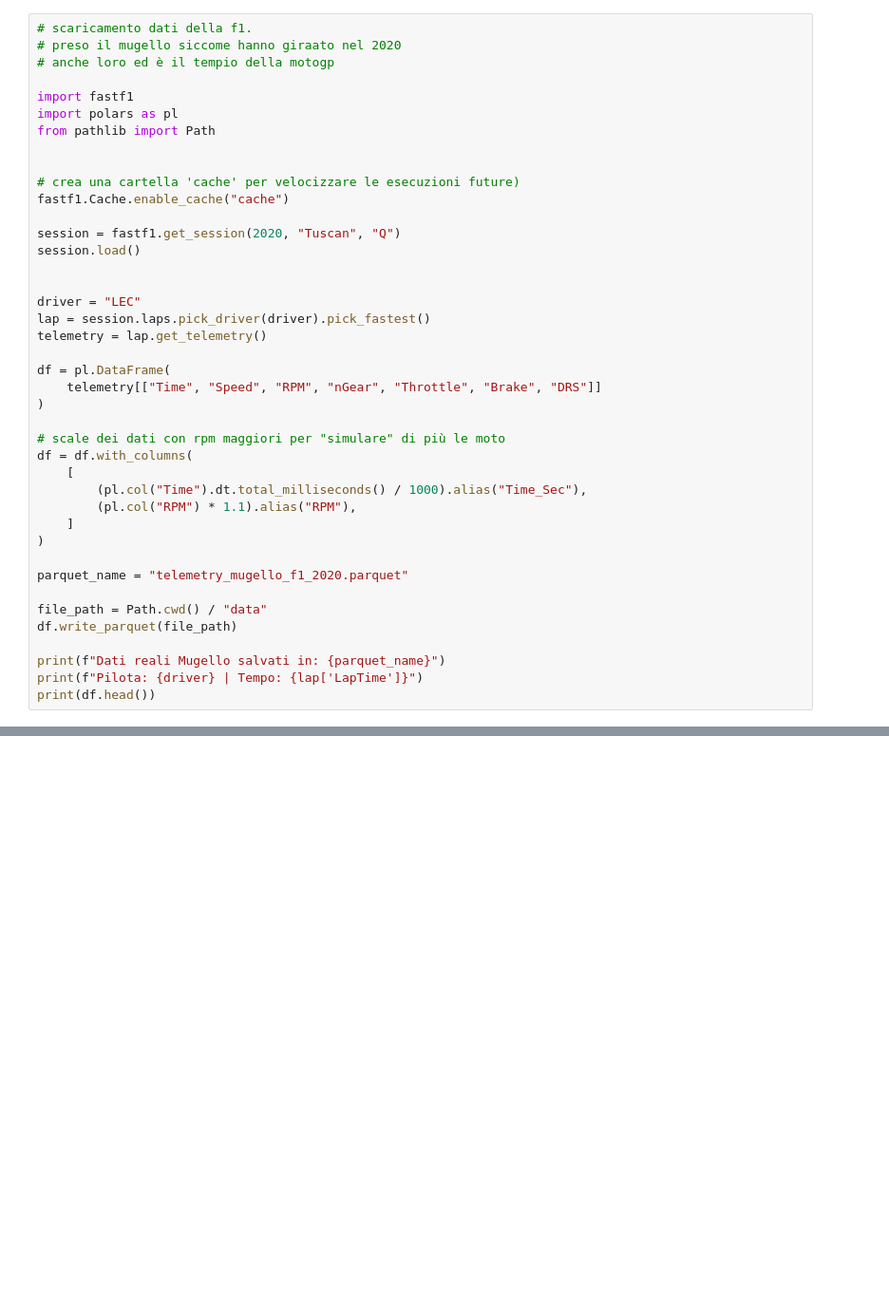
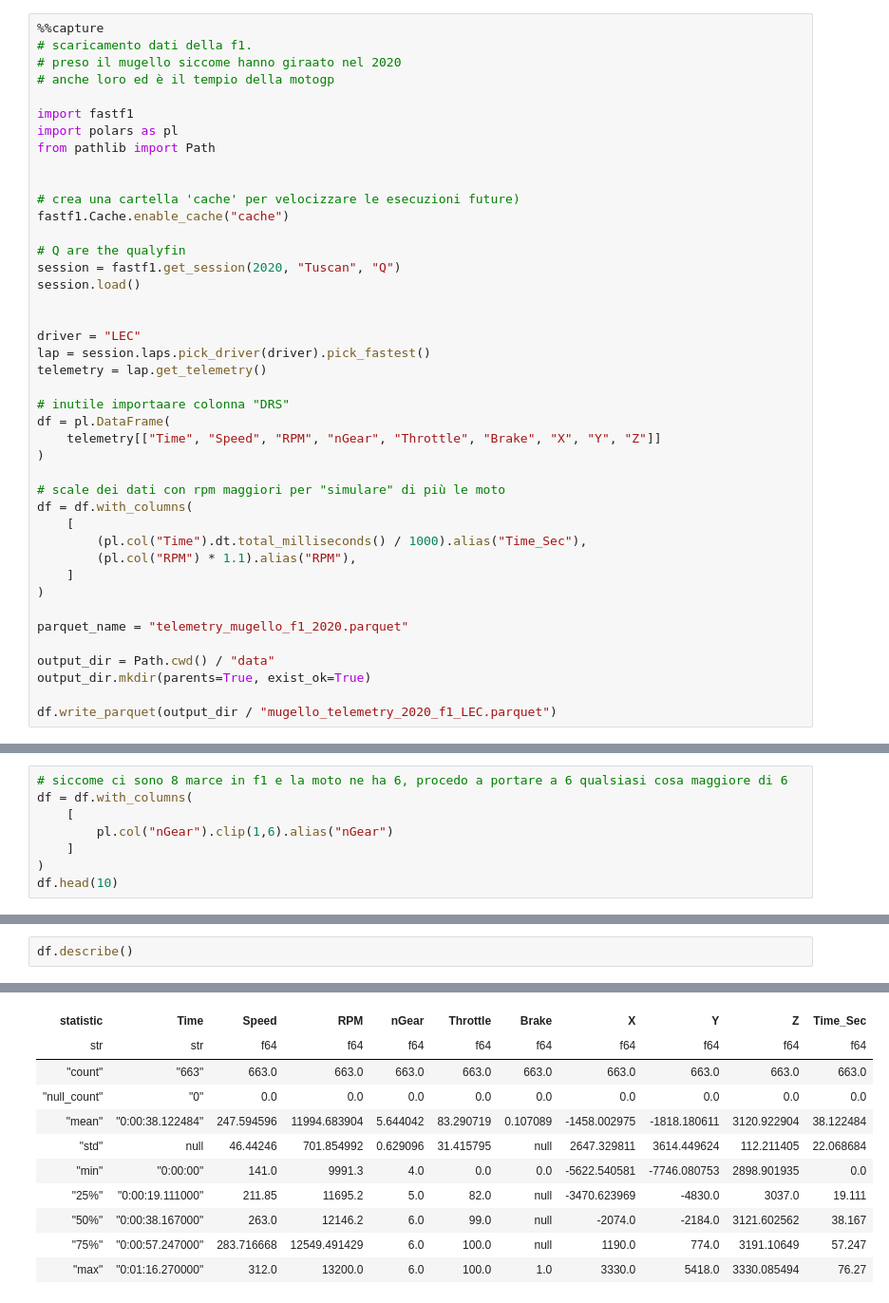
Before and after one commit to ApexMene/pmf-telemetry-project, a Jupyter notebook: notebooks/research.ipynb, the cells around one changed output, grey strips where cells are left out. Shown: that part at 95% size. Saved outputs shown, nothing was run; the diff lists cells and outputs as text; blank space fills up the shorter version.

Commit message:
telemetry analysis & track map visualization

```diff
--- a/notebooks/research.ipynb
+++ b/notebooks/research.ipynb
@@ -1,4 +1,5 @@
 # %%
+%%capture
 # scaricamento dati della f1.
 # preso il mugello siccome hanno giraato nel 2020
 # anche loro ed è il tempio della motogp
@@ -11,6 +12,7 @@ from pathlib import Path
 # crea una cartella 'cache' per velocizzare le esecuzioni future)
 fastf1.Cache.enable_cache("cache")
 
+# Q are the qualyfin
 session = fastf1.get_session(2020, "Tuscan", "Q")
 session.load()
 
@@ -19,8 +21,9 @@ driver = "LEC"
 lap = session.laps.pick_driver(driver).pick_fastest()
 telemetry = lap.get_telemetry()
 
+# inutile importaare colonna "DRS"
 df = pl.DataFrame(
-    telemetry[["Time", "Speed", "RPM", "nGear", "Throttle", "Brake", "DRS"]]
+    telemetry[["Time", "Speed", "RPM", "nGear", "Throttle", "Brake", "X", "Y", "Z"]]
 )
 
 # scale dei dati con rpm maggiori per "simulare" di più le moto
@@ -33,10 +36,8 @@ df = df.with_columns(
 
 parquet_name = "telemetry_mugello_f1_2020.parquet"
 
-file_path = Path.cwd() / "data"
-df.write_parquet(file_path)
+output_dir = Path.cwd() / "data"
+output_dir.mkdir(parents=True, exist_ok=True)
 
-print(f"Dati reali Mugello salvati in: {parquet_name}")
-print(f"Pilota: {driver} | Tempo: {lap['LapTime']}")
-print(df.head())
+df.write_parquet(output_dir / "mugello_telemetry_2020_f1_LEC.parquet")
 # %% [output]
@@ -43,0 +73,8 @@ NotADirectoryError: Cache directory does not exist! Please check for typos or cr
+# %%
+# siccome ci sono 8 marce in f1 e la moto ne ha 6, procedo a portare a 6 qualsiasi cosa maggiore di 6
+df = df.with_columns(
+    [
+        pl.col("nGear").clip(1,6).alias("nGear")
+    ]
+)
+df.head(10)
@@ -43,0 +95,3 @@ NotADirectoryError: Cache directory does not exist! Please check for typos or cr
+# %%
+df.describe()
+# %% [output]
@@ -43,0 +99,11 @@ NotADirectoryError: Cache directory does not exist! Please check for typos or cr
+| statistic | Time | Speed | RPM | nGear | Throttle | Brake | X | Y | Z | Time_Sec |
+| str | str | f64 | f64 | f64 | f64 | f64 | f64 | f64 | f64 | f64 |
+| "count" | "663" | 663.0 | 663.0 | 663.0 | 663.0 | 663.0 | 663.0 | 663.0 | 663.0 | 663.0 |
+| "null_count" | "0" | 0.0 | 0.0 | 0.0 | 0.0 | 0.0 | 0.0 | 0.0 | 0.0 | 0.0 |
+| "mean" | "0:00:38.122484" | 247.594596 | 11994.683904 | 5.644042 | 83.290719 | 0.107089 | -1458.002975 | -1818.180611 | 3120.922904 | 38.122484 |
+| "std" | null | 46.44246 | 701.854992 | 0.629096 | 31.415795 | null | 2647.329811 | 3614.449624 | 112.211405 | 22.068684 |
+| "min" | "0:00:00" | 141.0 | 9991.3 | 4.0 | 0.0 | 0.0 | -5622.540581 | -7746.080753 | 2898.901935 | 0.0 |
+| "25%" | "0:00:19.111000" | 211.85 | 11695.2 | 5.0 | 82.0 | null | -3470.623969 | -4830.0 | 3037.0 | 19.111 |
+| "50%" | "0:00:38.167000" | 263.0 | 12146.2 | 6.0 | 99.0 | null | -2074.0 | -2184.0 | 3121.602562 | 38.167 |
+| "75%" | "0:00:57.247000" | 283.716668 | 12549.491429 | 6.0 | 100.0 | null | 1190.0 | 774.0 | 3191.10649 | 57.247 |
+| "max" | "0:01:16.270000" | 312.0 | 13200.0 | 6.0 | 100.0 | 1.0 | 3330.0 | 5418.0 | 3330.085494 | 76.27 |
```
Also changed, not shown: parts of 16 cells of this notebook, 2 other files.
